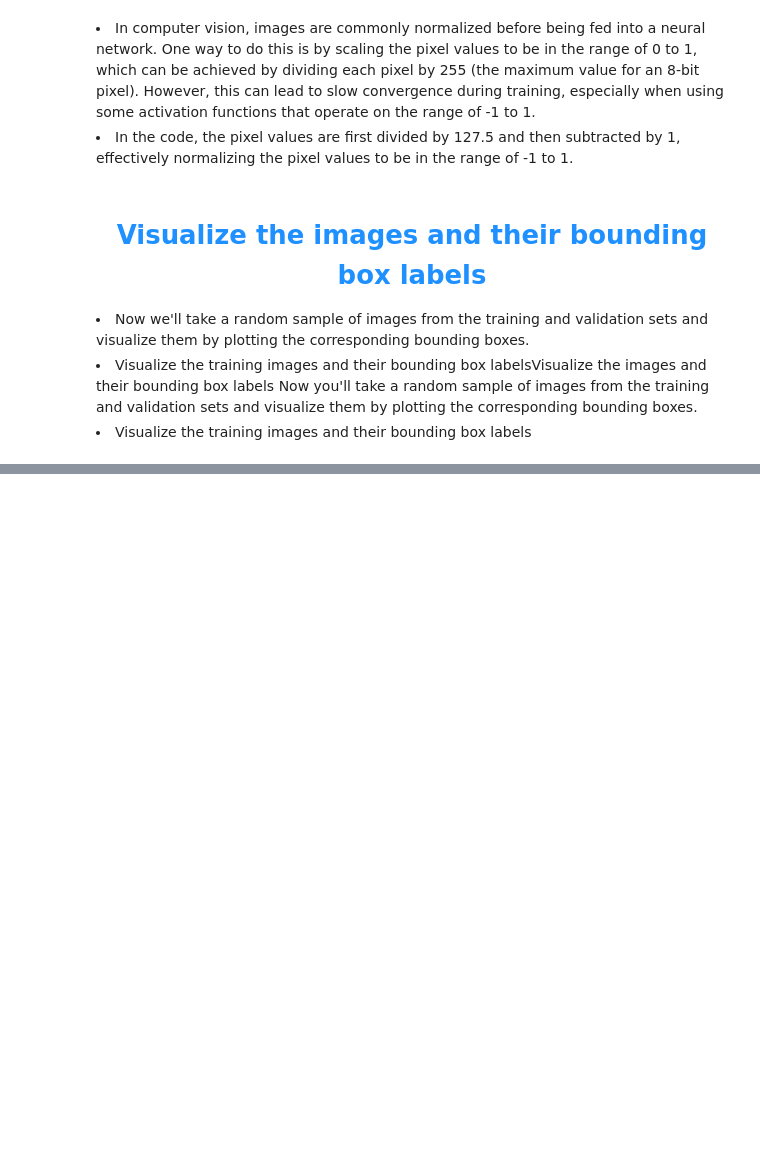
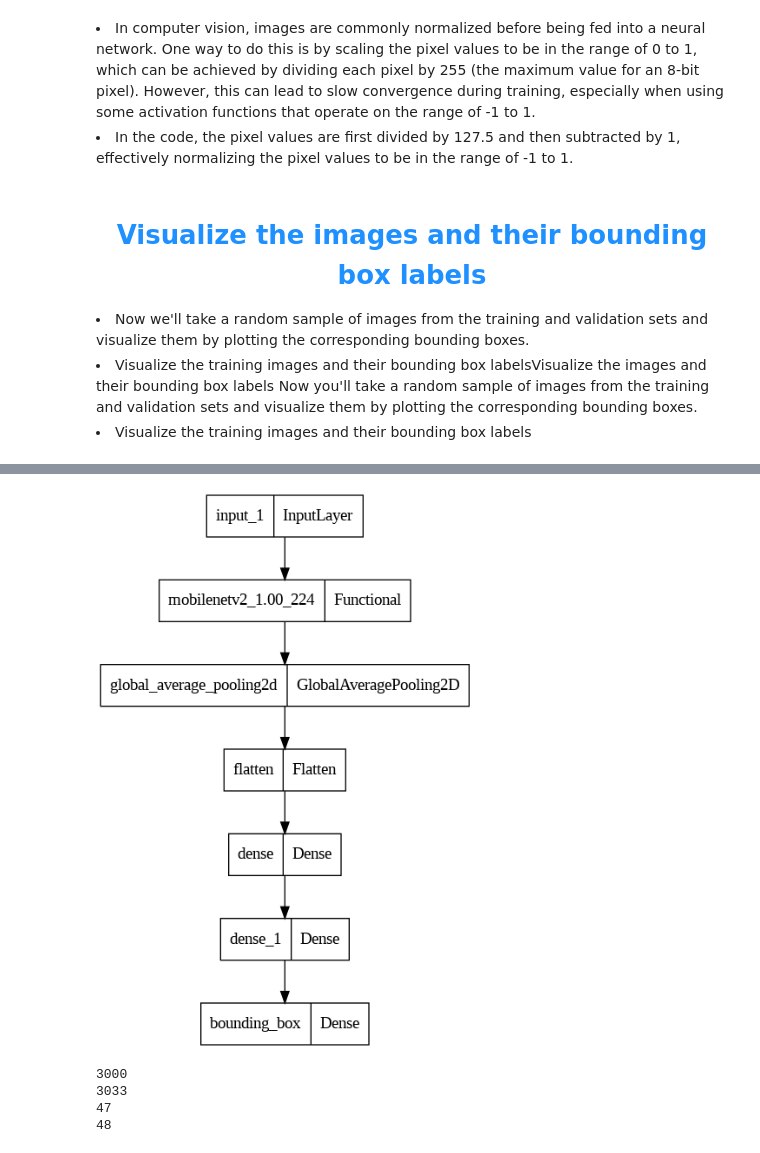
Before and after one commit to sandeep4055/Tensorflow, a Jupyter notebook: object_detection/object_detection_localization/predicting_bounding_boxes.ipynb, the cells around one changed output, grey strips where cells are left out. Cells and saved outputs as stored; diff of their text form; code cells hidden in the pictures; blank space fills up the shorter version.

```diff
--- a/object_detection/object_detection_localization/predicting_bounding_boxes.ipynb
+++ b/object_detection/object_detection_localization/predicting_bounding_boxes.ipynb
@@ -247,0 +352,11 @@ display_digits_with_boxes(np.array(visualization_training_images), np.array([]),
+# %%
+# output layer
+def bounding_box_regression(x):
+    ### YOUR CODE HERE ###
+
+    # Dense layer named `bounding_box`
+    bounding_box_regression_output = tf.keras.layers.Dense(4, name = 'bounding_box')(x)
+    ### END CODE HERE ###
+
+
+    return bounding_box_regression_output
@@ -247,0 +384,24 @@ display_digits_with_boxes(np.array(visualization_training_images), np.array([]),
+# %%
+# defining input layer and compiling model
+def define_and_compile_model():
+
+    ### YOUR CODE HERE ###
+
+    # define the input layer
+    inputs = tf.keras.layers.Input(shape = (224, 224,3))
+
+    # create the model
+    model = final_model(inputs)
+
+    # compile your model
+    model.compile(optimizer= tf.keras.optimizers.SGD(momentum=0.9) , loss = 'mse' )
+
+    ### END CODE HERE ###
+
+
+    return model
+# %%
+# define your model
+model = define_and_compile_model()
+# print model layers
+model.summary()
@@ -247,0 +426,41 @@ display_digits_with_boxes(np.array(visualization_training_images), np.array([]),
+# %%
+tf.keras.utils.plot_model(model)
+# %% [output]
+[figure, added]
+# %%
+# You'll train 50 epochs
+EPOCHS = 50
+
+### START CODE HERE ###
+
+
+# Choose a batch size
+BATCH_SIZE = 64
+
+# Get the length of the training set
+length_of_training_dataset = len(visualization_training_dataset)
+print(length_of_training_dataset)
+
+# Get the length of the validation set
+length_of_validation_dataset = len(visualization_validation_dataset)
+print(length_of_validation_dataset)
+
+# Get the steps per epoch (may be a few lines of code)
+steps_per_epoch = length_of_training_dataset // BATCH_SIZE
+if length_of_training_dataset % BATCH_SIZE > 0:
+    steps_per_epoch += 1
+
+print(steps_per_epoch)
+
+# get the validation steps (per epoch) (may be a few lines of code)
+validation_steps = length_of_validation_dataset//BATCH_SIZE
+if length_of_validation_dataset % BATCH_SIZE > 0:
+    validation_steps += 1
+
+print(validation_steps)
+### END CODE HERE
+# %% [output]
+3000
+3033
+47
+48
```
Also changed, not shown: parts of 27 cells of this notebook.
